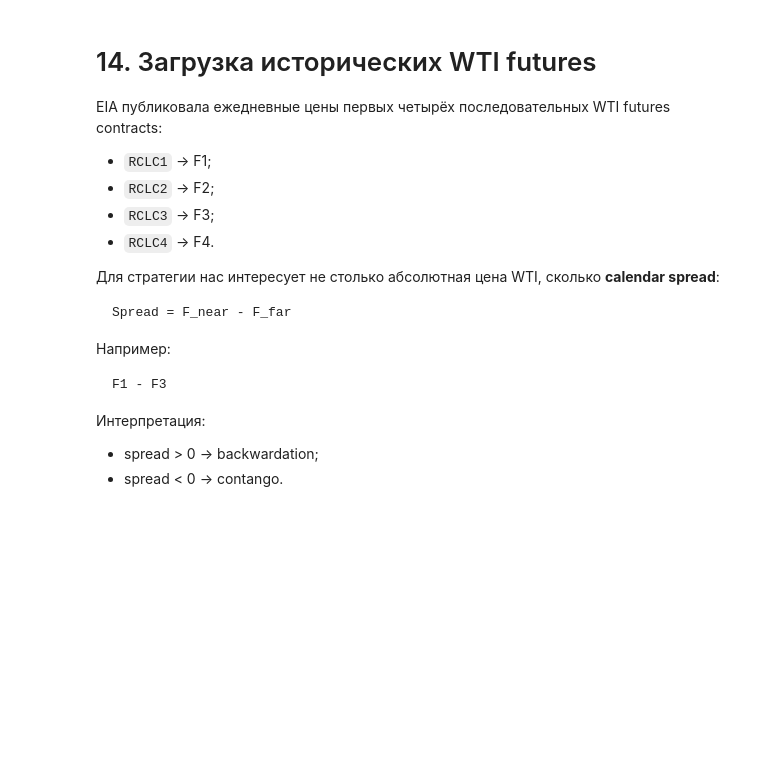
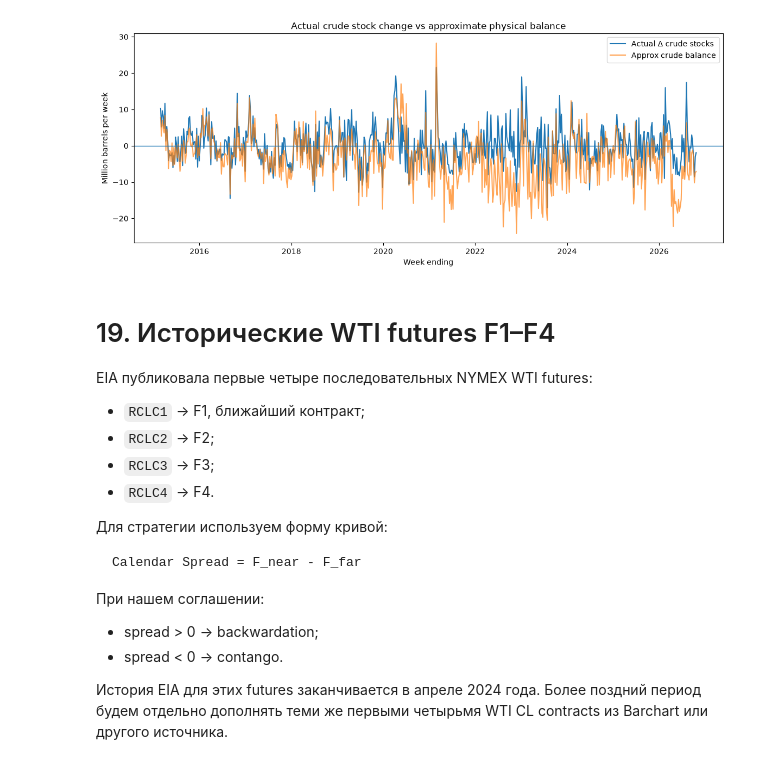
Before and after one commit to HSE-AI-Team61-clauDikie/oil-news-graph, a Jupyter notebook: jup_files/data/01_eia_data.ipynb, the cells around one changed output. Cells and saved outputs as stored; diff of their text form; code cells hidden in the pictures; blank space fills up the shorter version.

````diff
--- a/jup_files/data/01_eia_data.ipynb
+++ b/jup_files/data/01_eia_data.ipynb
@@ -324,0 +566,12 @@ for padd in range(1, 6):
+# %%
+for col in available_stock_columns:
+    mmbbl_col = f"{col}_mmbbl"
+    weekly_features[f"{col}_change_mmbbl"] = weekly_features[mmbbl_col].diff()
+
+change_columns = [
+    col
+    for col in weekly_features.columns
+    if col.endswith("_change_mmbbl")
+]
+
+weekly_features[["period", *change_columns]].tail(10)
@@ -358,28 +740,62 @@ if "crude_stocks_mmbbl" in weekly_features.columns:
+# %%
+required_plot_cols = {
+    "crude_stocks_change_mmbbl",
+    "approx_crude_balance_mmbbl",
+}
+
+if required_plot_cols.issubset(weekly_features.columns):
+    plot_df = weekly_features[
+        [
+            "period",
+            "crude_stocks_change_mmbbl",
+            "approx_crude_balance_mmbbl",
+        ]
+    ].dropna()
+
+    fig, ax = plt.subplots(figsize=(14, 5))
+
+    ax.plot(
+        plot_df["period"],
+        plot_df["crude_stocks_change_mmbbl"],
+        label="Actual Δ crude stocks",
+    )
+    ax.plot(
+        plot_df["period"],
+        plot_df["approx_crude_balance_mmbbl"],
+        label="Approx crude balance",
+        alpha=0.7,
+    )
+
+    ax.axhline(0, linewidth=1)
+    ax.set_title("Actual crude stock change vs approximate physical balance")
+    ax.set_xlabel("Week ending")
+    ax.set_ylabel("Million barrels per week")
+    ax.legend()
+
+    plt.show()
+# %% [output]
+[figure, added]
 # %% [markdown]
-# 14. Загрузка исторических WTI futures
+# 19. Исторические WTI futures F1–F4
 
-EIA публиковала ежедневные цены первых четырёх последовательных WTI futures contracts:
+EIA публиковала первые четыре последовательных NYMEX WTI futures:
 
-- `RCLC1` → F1;
+- `RCLC1` → F1, ближайший контракт;
 - `RCLC2` → F2;
 - `RCLC3` → F3;
 - `RCLC4` → F4.
 
-Для стратегии нас интересует не столько абсолютная цена WTI, сколько **calendar spread**:
+Для стратегии используем форму кривой:
 
 ```text
-Spread = F_near - F_far
+Calendar Spread = F_near - F_far
 ```
 
-Например:
-
-```text
-F1 - F3
-```
-
-Интерпретация:
+При нашем соглашении:
 
 - spread > 0 → backwardation;
 - spread < 0 → contango.
+
+История EIA для этих futures заканчивается в апреле 2024 года. Более поздний период будем отдельно дополнять теми же первыми четырьмя WTI CL contracts из Barchart или другого источника.
 # %%
 EIA_WTI_FUTURES_SERIES
````
Also changed, not shown: parts of 82 cells of this notebook, 1 other file.
